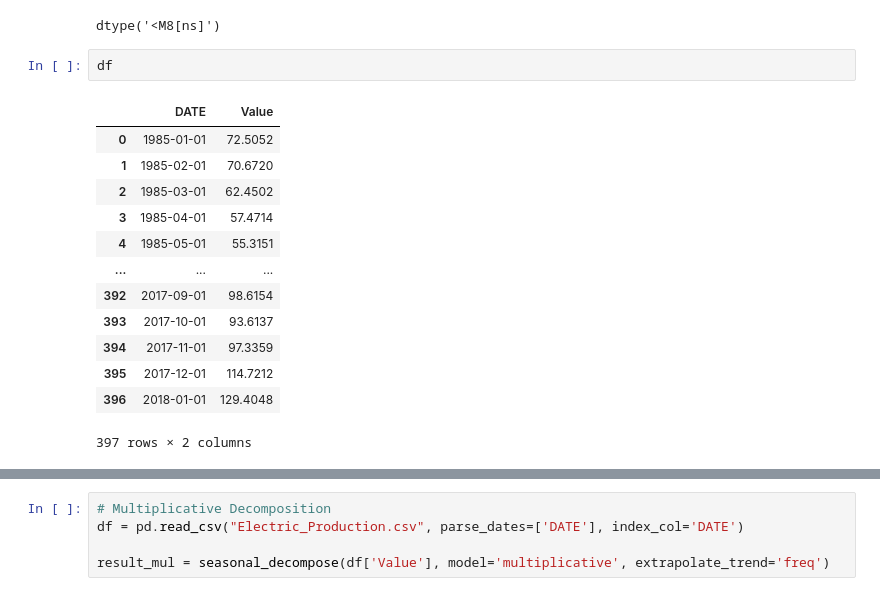
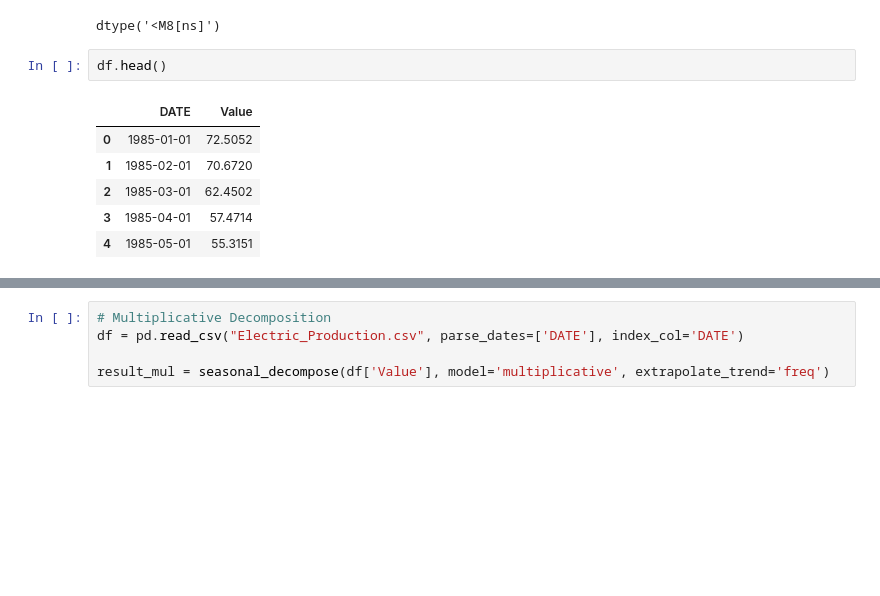
Before and after one commit to rdeek/Electricity-Demand-Forecasting-using-Time-Series-Analysis, a Jupyter notebook: Time Series Electricity.ipynb, the cells around one changed output, grey strips where cells are left out. Saved outputs shown, nothing was run; the diff lists cells and outputs as text; blank space fills up the shorter version.

```diff
--- a/Time Series Electricity.ipynb
+++ b/Time Series Electricity.ipynb
@@ -23,18 +23,11 @@ df['DATE'].dtypes
 # %% [output]
 dtype('<M8[ns]')
 # %%
-df
+df.head()
 # %% [output]
 |  | DATE | Value |
 | 0 | 1985-01-01 | 72.5052 |
 | 1 | 1985-02-01 | 70.6720 |
 | 2 | 1985-03-01 | 62.4502 |
 | 3 | 1985-04-01 | 57.4714 |
 | 4 | 1985-05-01 | 55.3151 |
-| ... | ... | ... |
-| 392 | 2017-09-01 | 98.6154 |
-| 393 | 2017-10-01 | 93.6137 |
-| 394 | 2017-11-01 | 97.3359 |
-| 395 | 2017-12-01 | 114.7212 |
-| 396 | 2018-01-01 | 129.4048 |
-397 rows × 2 columns
```
Also changed, not shown: parts of 14 cells of this notebook.
